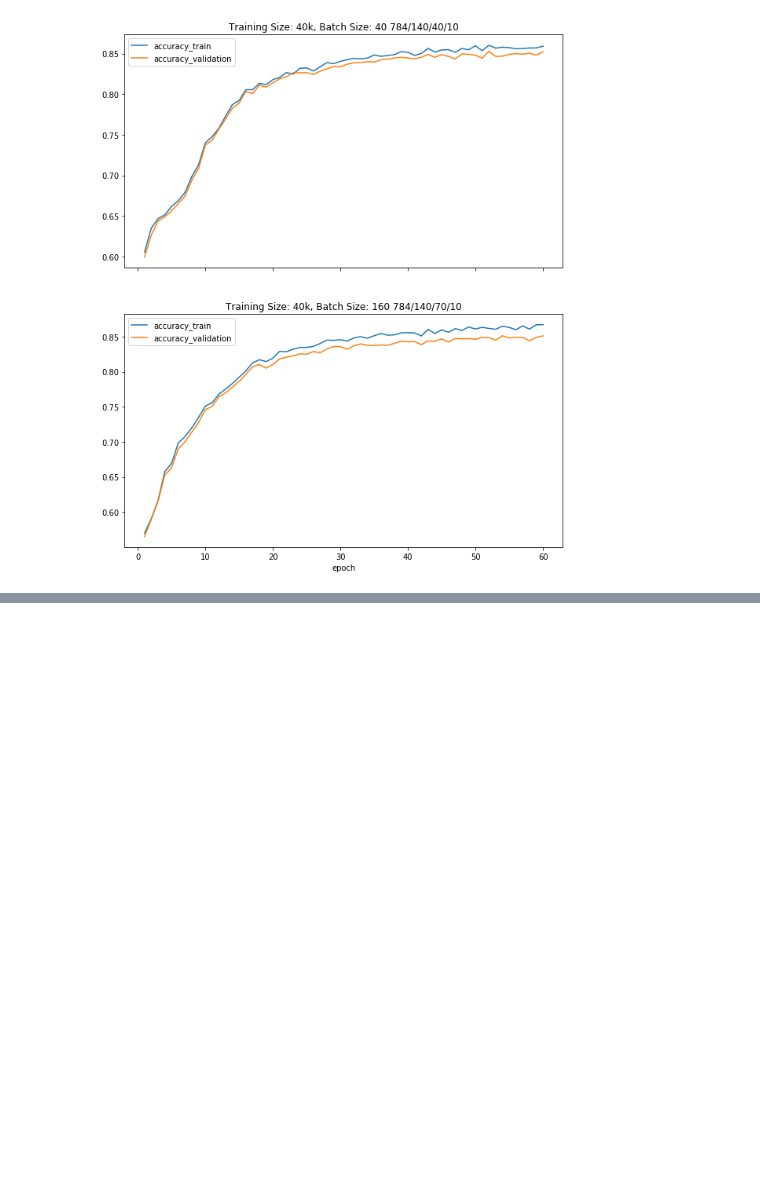
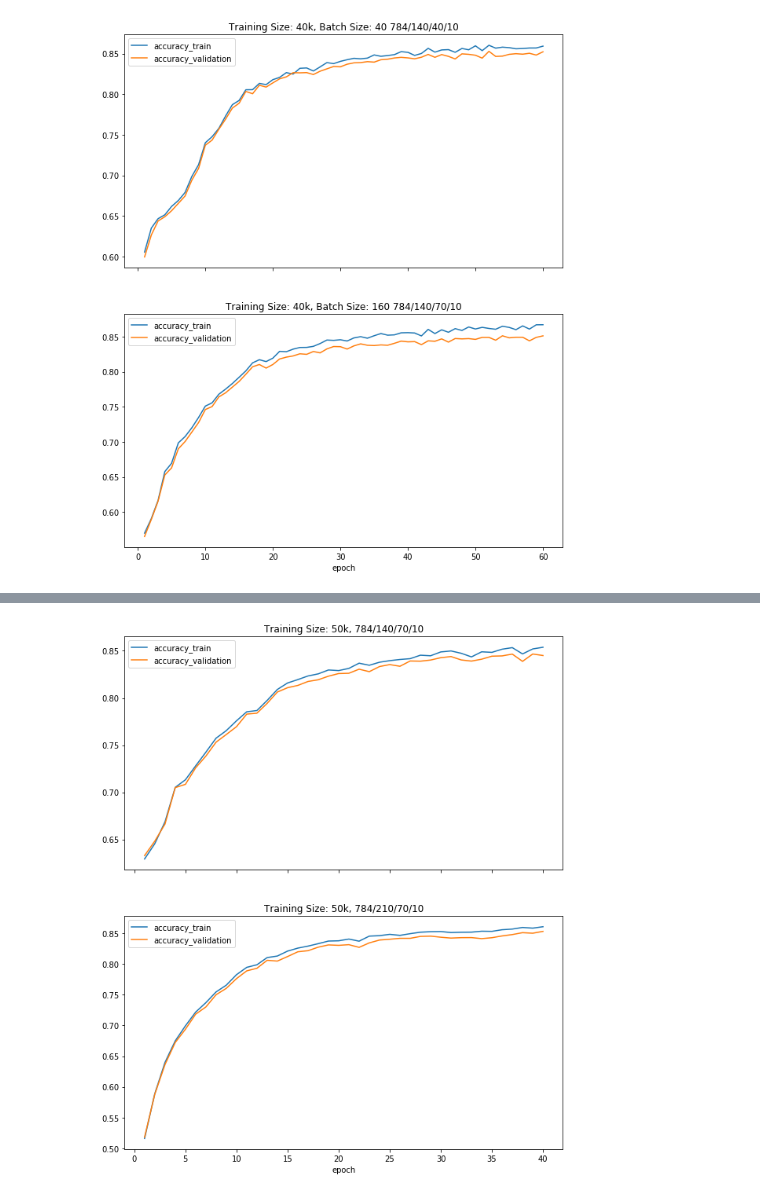
Before and after one commit to calldrj/Deep.Learning, a Jupyter notebook: data/hyper_params_tuning.ipynb, the cells around one changed output, grey strips where cells are left out. Saved outputs shown, nothing was run; the diff lists cells and outputs as text; code cells hidden in the pictures; blank space fills up the shorter version.

```diff
--- a/data/hyper_params_tuning.ipynb
+++ b/data/hyper_params_tuning.ipynb
@@ -353,0 +380,5 @@ plot_accuracy(df_40K_040, "Training Size: 40k, Batch Size: 40 784/140/40/10",
+# %%
+plot_accuracy(df_50K_140, "Training Size: 50k, 784/140/70/10",
+              df_50K_210, "Training Size: 50k, 784/210/70/10")
+# %% [output]
+[figure, added]
```
Also changed, not shown: parts of 3 cells of this notebook.
